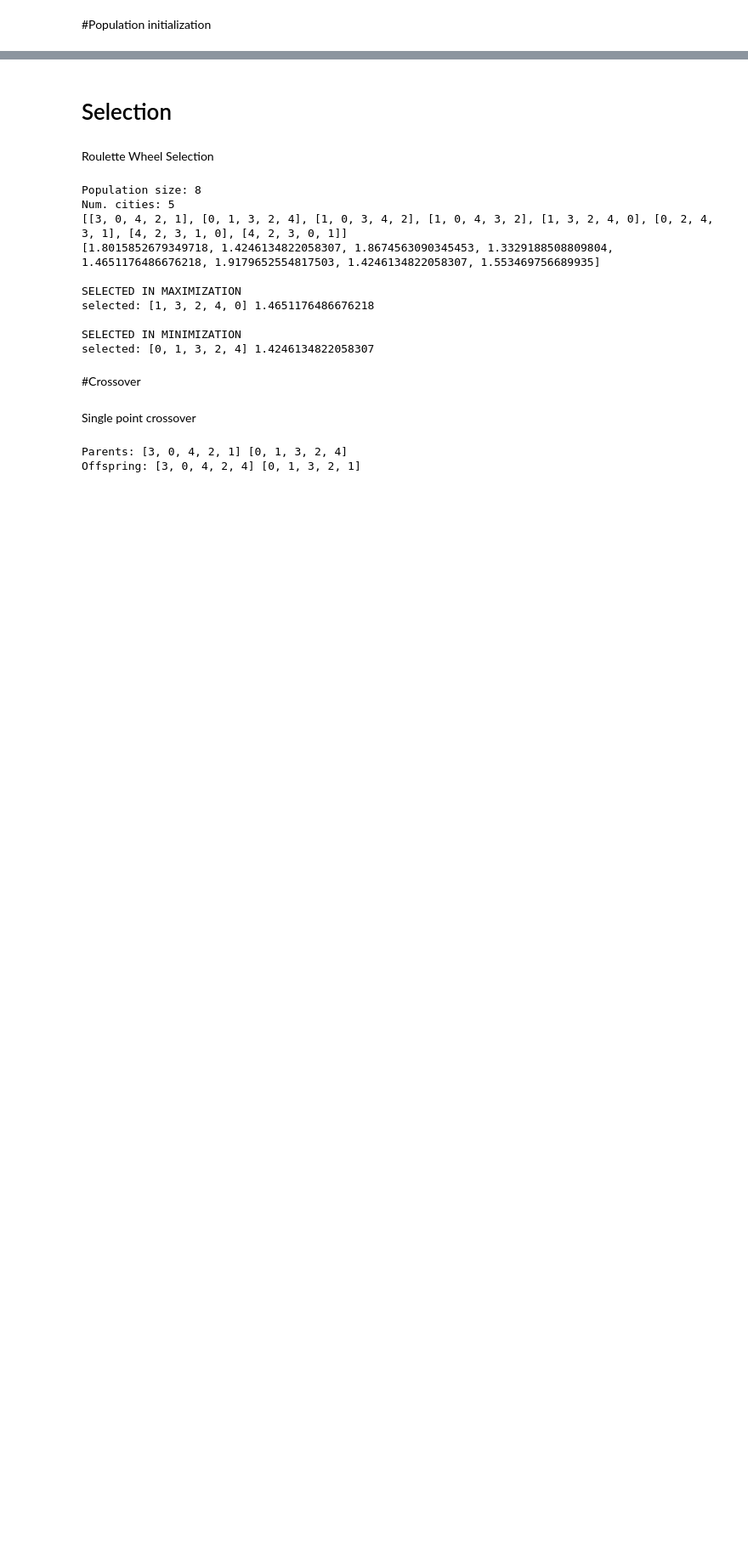
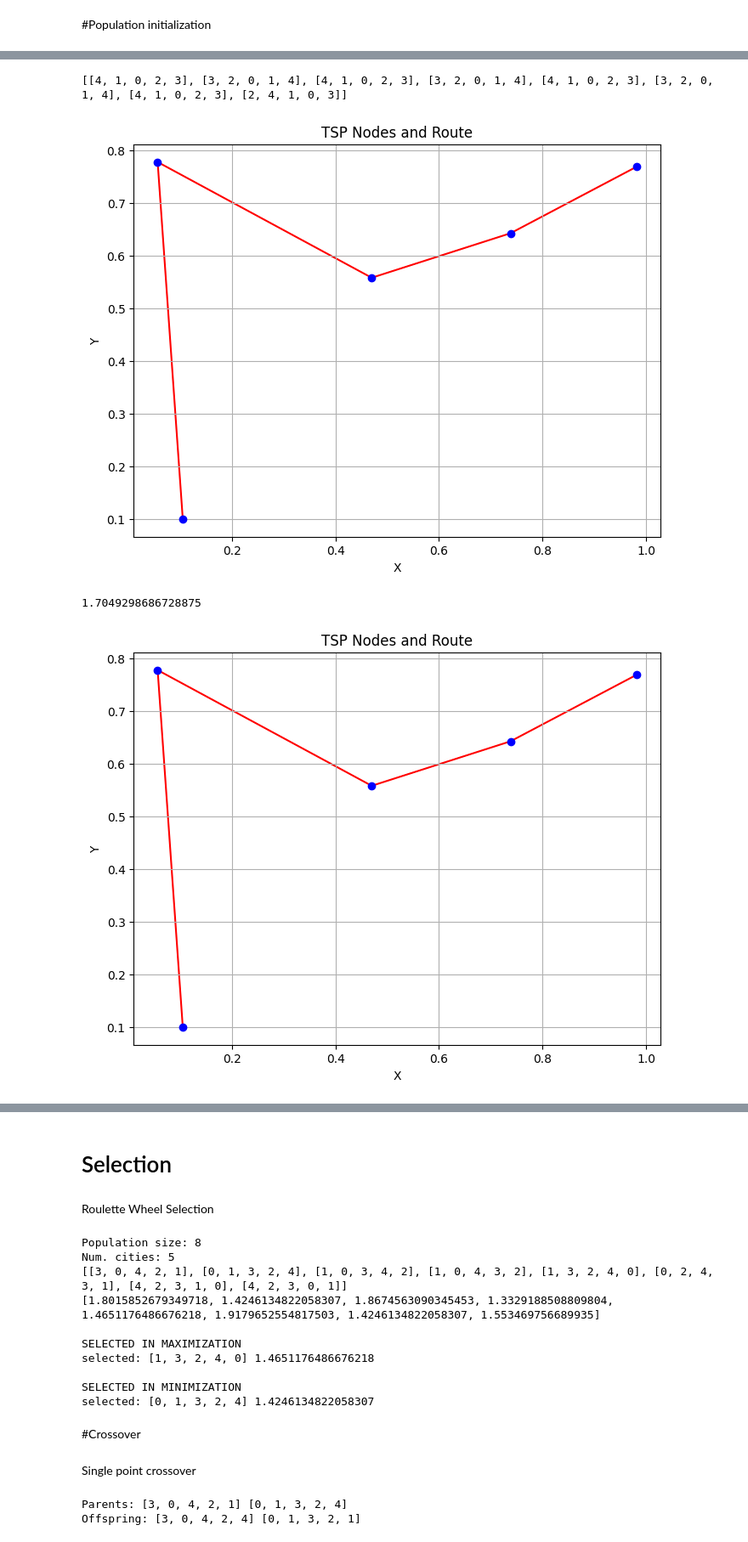
Before and after one commit to BrajanNieto/GA-TSP-Comparison, a Jupyter notebook: IA_Fundamentals_GeneticAlgorithm_TSP_BrajanNieto.ipynb, the cells around one changed output, grey strips where cells are left out. Shown at 85% size. Drawn from its saved outputs; the diff is of its cells as text; code cells hidden in the pictures; blank space fills up the shorter version.

```diff
--- a/IA_Fundamentals_GeneticAlgorithm_TSP_BrajanNieto.ipynb
+++ b/IA_Fundamentals_GeneticAlgorithm_TSP_BrajanNieto.ipynb
@@ -32,9 +39,4 @@ Plotting
 # %%
-import numpy as np
-from scipy.spatial.distance import pdist, squareform
-from matplotlib import pyplot as plt
-
-
 def plot_tsp(nodes, route):
     """
     Plot the TSP nodes and route.
@@ -58,7 +60,7 @@ def plot_tsp(nodes, route):
     # Connect the last node to the first node to form a loop
     node1 = route[-1]
     node2 = route[0]
-    plt.plot([nodes[node1][0], nodes[node2][0]], [nodes[node1][1], nodes[node2][1]], color='red', zorder=1)  # Plot route
+    #plt.plot([nodes[node1][0], nodes[node2][0]], [nodes[node1][1], nodes[node2][1]], color='red', zorder=1)  # Plot route
 
     plt.xlabel('X')
     plt.ylabel('Y')
@@ -110,0 +129,42 @@ plot_tsp(cities, population[4])
+# %%
+# Hill Climbing algorithm to improve an initial solution iteratively
+def hill_climbing(initial_solution, max_iterations=1000):
+    current_solution = initial_solution.copy()
+    current_fitness = fitness(current_solution)
+    for _ in range(max_iterations):
+        # Neighbor generation
+        neighbor = current_solution.copy()
+        i, j = np.random.choice(len(neighbor), size=2, replace=False)
+        neighbor[i], neighbor[j] = neighbor[j], neighbor[i]
+        neighbor_fitness = fitness(neighbor)
+        # Acceptance criteria
+        if neighbor_fitness < current_fitness:
+            current_solution = neighbor
+            current_fitness = neighbor_fitness
+    return current_solution
+
+# Generate population using Hill Climbing
+def create_initial_population_hill_climbing(pop_size, num_cities):
+    population = []
+    for _ in range(pop_size):
+        # Generate a random initial sol
+        initial_solution = list(np.random.permutation(num_cities))
+        # Improve the initial solution using Hill Climbing
+        improved_solution = hill_climbing(initial_solution)
+        population.append(improved_solution)
+    return population
+
+#Visualize and evaluate a few solutions
+populationhc = create_initial_population_hill_climbing(pop_size, N)
+print(populationhc, "\n\n")
+plot_tsp(cities, populationhc[0])
+print(fitness(populationhc[0]))
+plot_tsp(cities, populationhc[4])
+print(fitness(populationhc[4]))
+plot_tsp(cities, populationhc[6])
+print(fitness(populationhc[6]))
+# %% [output]
+[[4, 1, 0, 2, 3], [3, 2, 0, 1, 4], [4, 1, 0, 2, 3], [3, 2, 0, 1, 4], [4, 1, 0, 2, 3], [3, 2, 0, 1, 4], [4, 1, 0, 2, 3], [2, 4, 1, 0, 3]]
+[figure, added]
+1.7049298686728875
+[figure, added]
```
Also changed, not shown: parts of 16 cells of this notebook.
